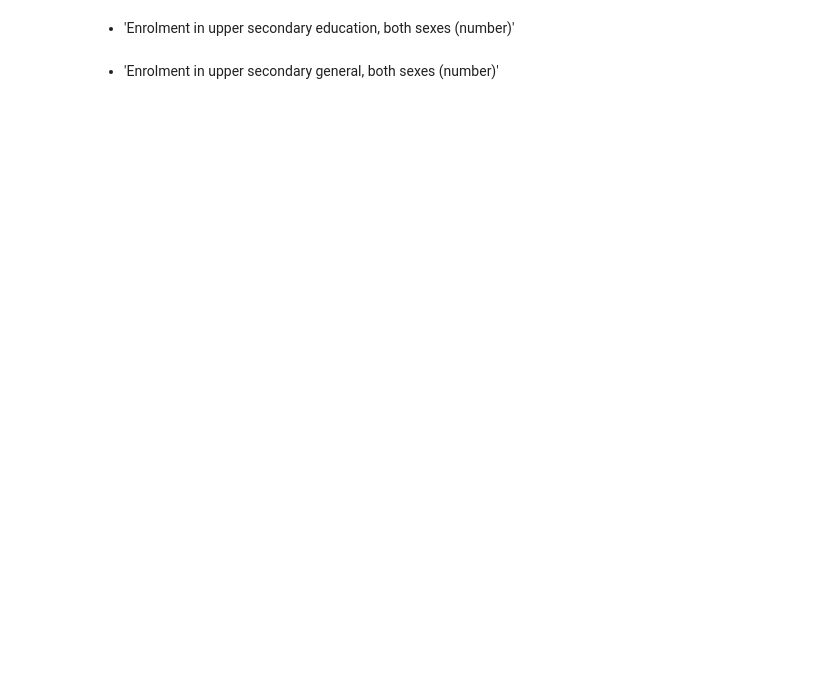
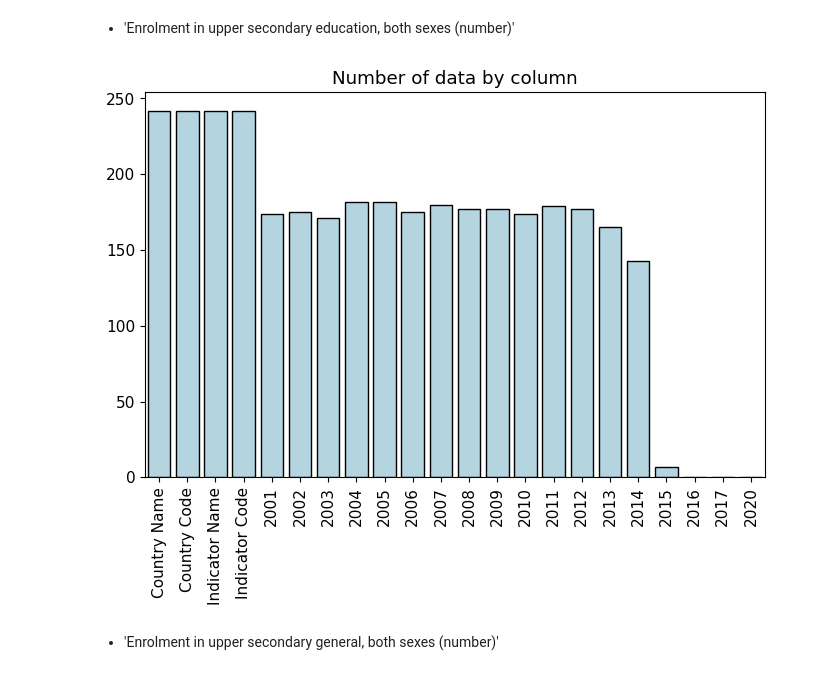
Before and after one commit to Zriple-Drison/Projet-2, a Jupyter notebook: Projet 2.ipynb, the cells around one changed output. Cells and saved outputs as stored; diff of their text form; code cells hidden in the pictures; blank space fills up the shorter version.

```diff
--- a/Projet 2.ipynb
+++ b/Projet 2.ipynb
@@ -450,4 +427,8 @@ value_count('IT.NET.USER.P2')
 # %% [markdown]
 - 'Enrolment in upper secondary education, both sexes (number)'
+# %%
+value_count('UIS.E.3')
+# %% [output]
+[figure, added]
 # %% [markdown]
 - 'Enrolment in upper secondary general, both sexes (number)'
```
Also changed, not shown: parts of 30 cells of this notebook.
